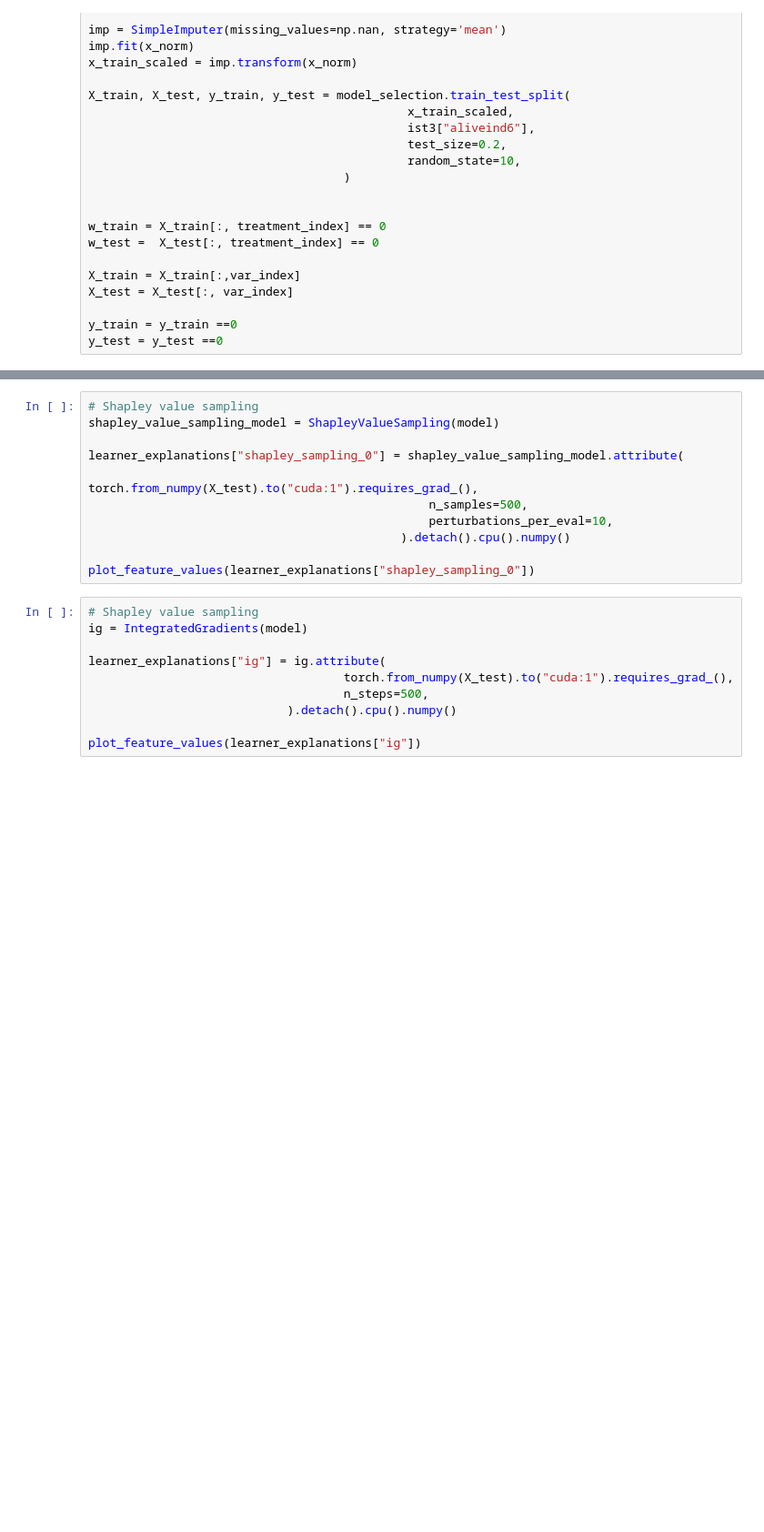
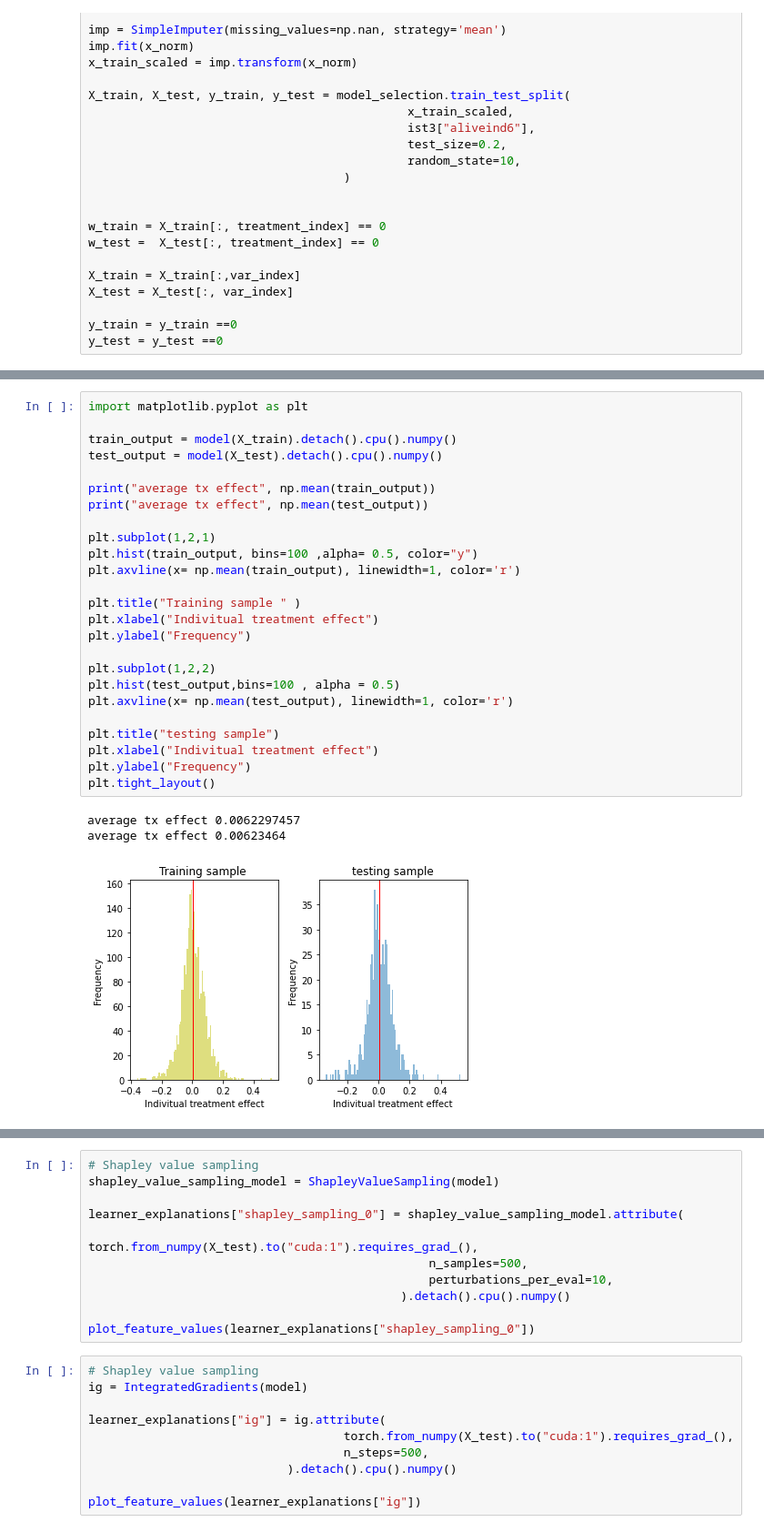
Before and after one commit to q8888620002/LIFT-XAI, a Jupyter notebook: notebooks/ist3.ipynb, the cells around one changed output, grey strips where cells are left out. Shown at 91% size. Cells and saved outputs as stored; diff of their text form; blank space fills up the shorter version.

```diff
--- a/notebooks/ist3.ipynb
+++ b/notebooks/ist3.ipynb
@@ -192,6 +192,35 @@ XLearner(
     )
   )
 )
+# %%
+import matplotlib.pyplot as plt
+
+train_output = model(X_train).detach().cpu().numpy()
+test_output = model(X_test).detach().cpu().numpy()
+
+print("average tx effect", np.mean(train_output))
+print("average tx effect", np.mean(test_output))
+
+plt.subplot(1,2,1)
+plt.hist(train_output, bins=100 ,alpha= 0.5, color="y")
+plt.axvline(x= np.mean(train_output), linewidth=1, color='r')
+
+plt.title("Training sample " )
+plt.xlabel("Indivitual treatment effect")
+plt.ylabel("Frequency")
+
+plt.subplot(1,2,2)
+plt.hist(test_output,bins=100 , alpha = 0.5)
+plt.axvline(x= np.mean(test_output), linewidth=1, color='r')
+
+plt.title("testing sample")
+plt.xlabel("Indivitual treatment effect")
+plt.ylabel("Frequency")
+plt.tight_layout()
+# %% [output]
+average tx effect 0.0062297457
+average tx effect 0.00623464
+[figure, added]
 # %%
 learner_explanations = {}
 
```
Also changed, not shown: parts of 6 cells of this notebook, 8 other files.
